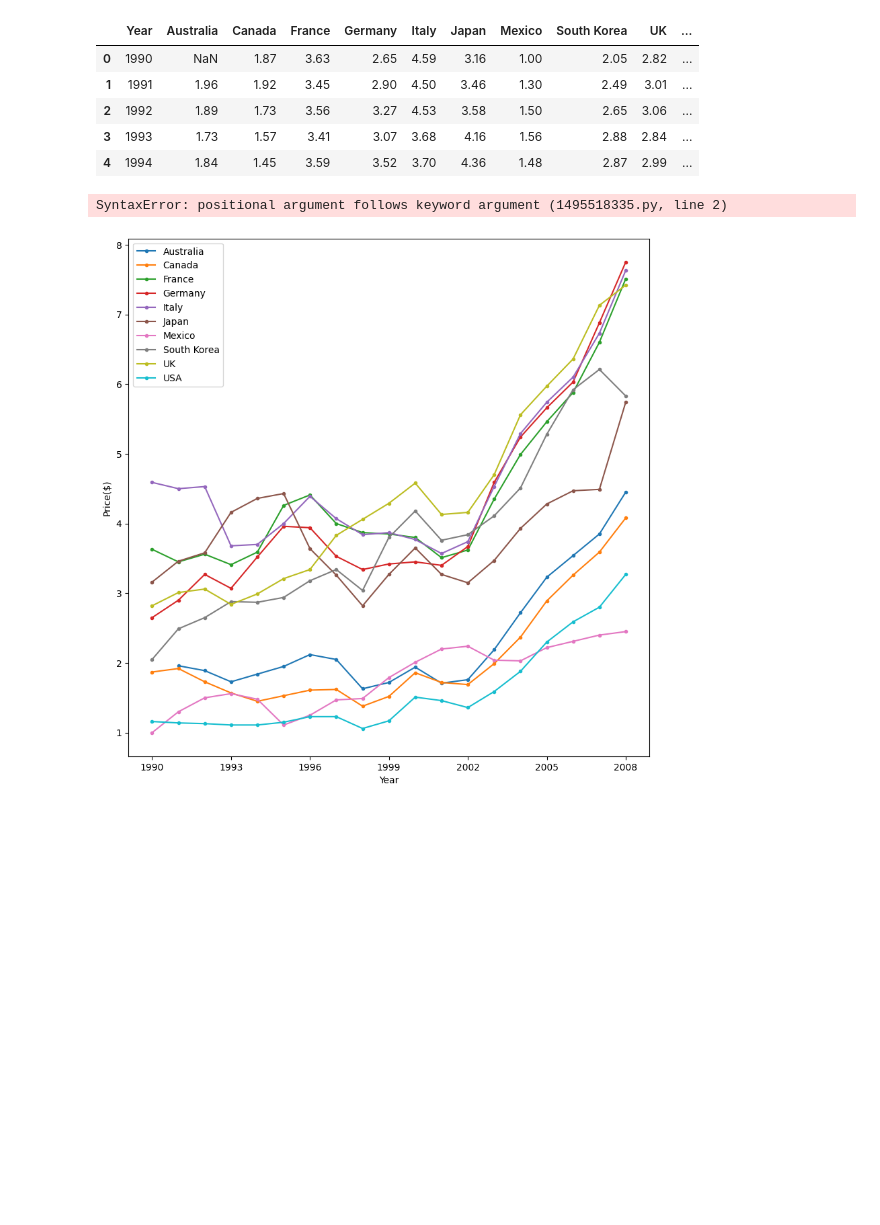
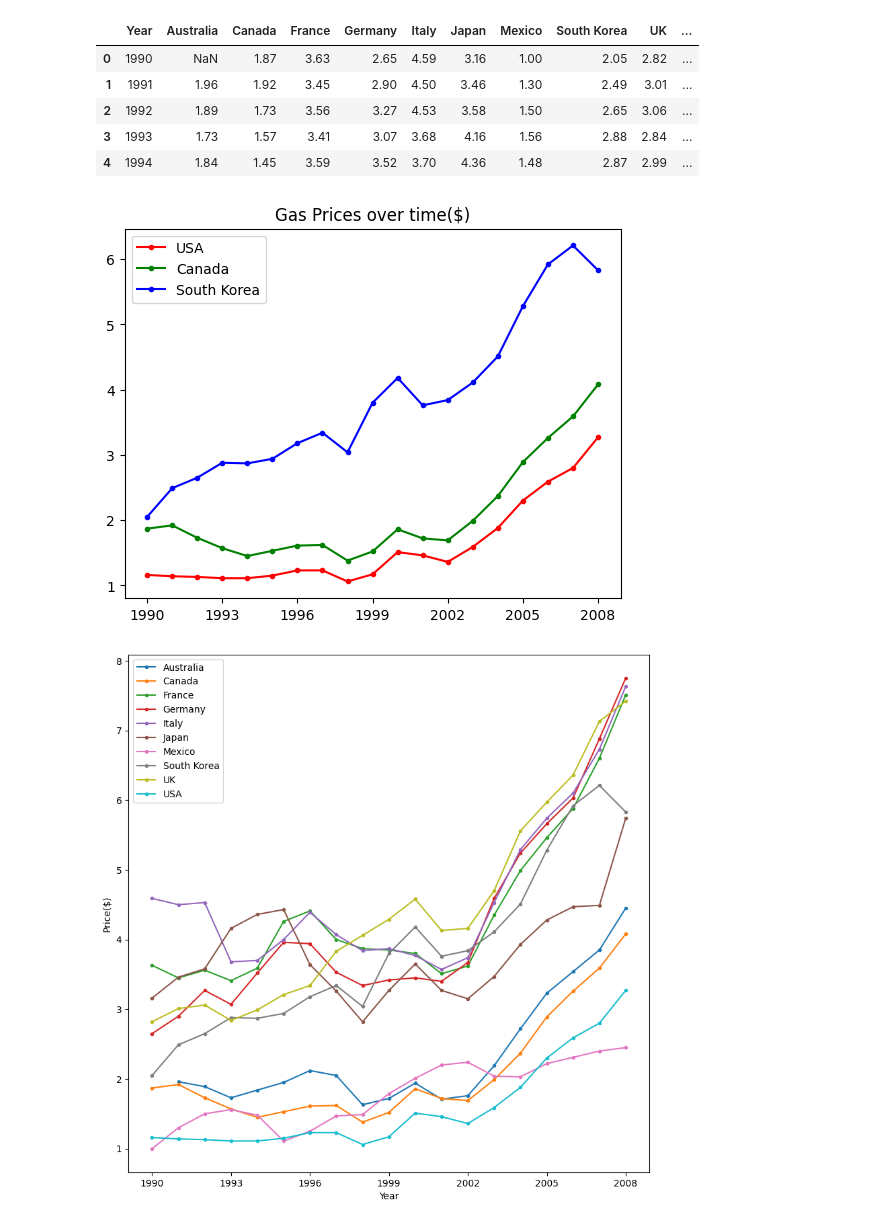
Before and after one commit to ahmud-z/ML, a Jupyter notebook: basicsOfMatplotlib/lineGraph.ipynb, the cells around one changed output. Drawn from its saved outputs; the diff is of its cells as text; code cells hidden in the pictures; blank space fills up the shorter version.

```diff
--- a/basicsOfMatplotlib/lineGraph.ipynb
+++ b/basicsOfMatplotlib/lineGraph.ipynb
@@ -14,14 +14,15 @@ gas.head()
 | 4 | 1994 | 1.84 | 1.45 | 3.59 | 3.52 | 3.70 | 4.36 | 1.48 | 2.87 | 2.99 | ... |
 # %%
 plt.title('Gas Prices over time($)')
-plt.plot(gas.Year, gas.USA, label = "USA", 'r.')
-plt.plot(gas.Year, gas.Canada, label = "Canada")
-plt.plot(gas.Year, gas['South Korea'], label = "South Korea")
+plt.plot(gas.Year, gas.USA, '.r-', label = "USA")
+plt.plot(gas.Year, gas.Canada, '.g-', label = "Canada")
+plt.plot(gas.Year, gas['South Korea'],'.b-', label = "South Korea")
+plt.xticks(gas.Year[::3])
 plt.legend()
 
 plt.show()
 # %% [output]
-SyntaxError: positional argument follows keyword argument (1495518335.py, line 2)
+[figure, added]
 # %%
 plt.figure(figsize=(10,10))
 
```
Also changed, not shown: 2 other files.
